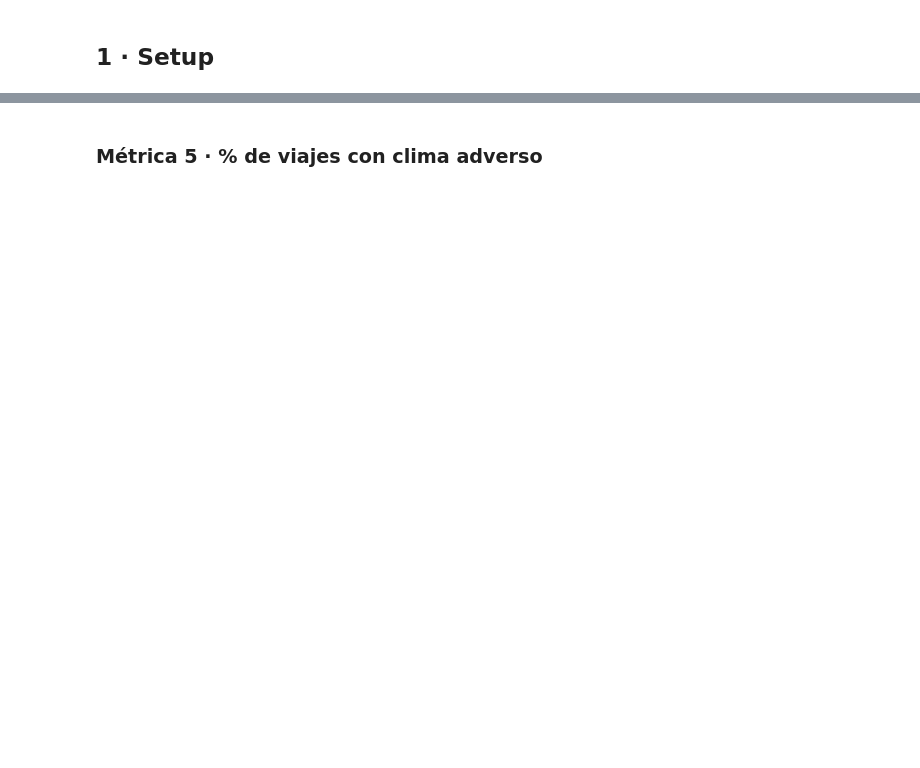
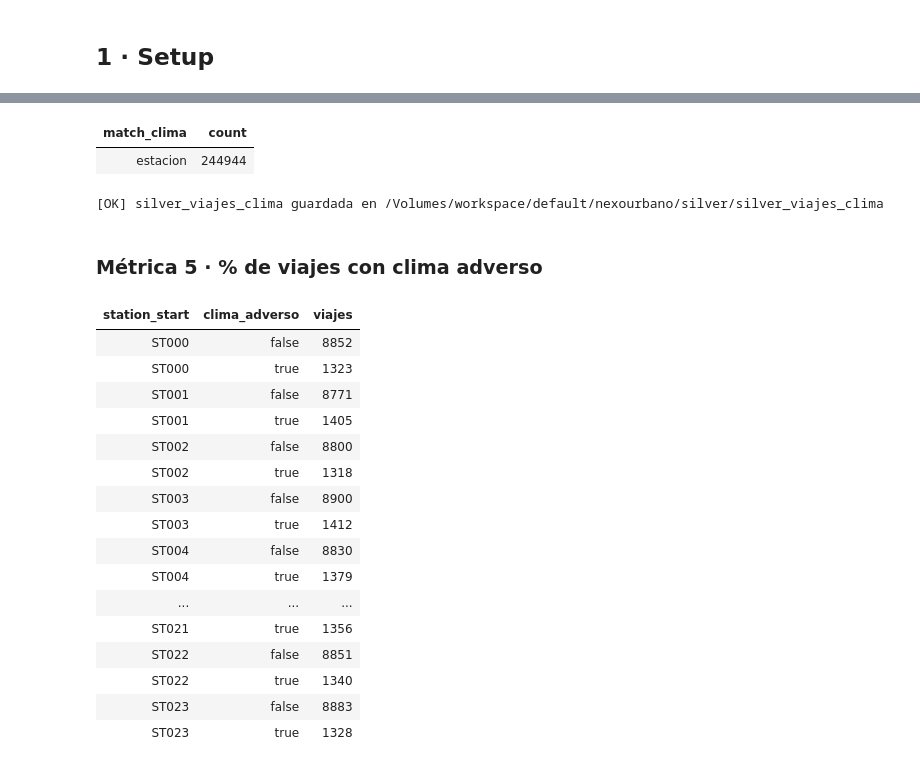
Before and after one commit to karenDelPino/Nexo_Urbano, a Jupyter notebook: 03-databricks/03_databricks.ipynb, the cells around one changed output, grey strips where cells are left out. Cells and saved outputs as stored; diff of their text form; code cells hidden in the pictures; blank space fills up the shorter version.

```diff
--- a/03-databricks/03_databricks.ipynb
+++ b/03-databricks/03_databricks.ipynb
@@ -760,3 +595,52 @@ except Exception as e:
+# %%
+df_clima_join = df_clima.select(
+    F.col("station_id").alias("c_station"),
+    F.col("fecha").alias("c_fecha"),
+    F.col("hora").alias("c_hora"),
+    "temp_c", "precip_mm", "viento_kmh", "weather_code", "clima_adverso",
+    F.col("fuente").alias("fuente_clima"))
+
+df_viajes_clima = (df_viajes_ok.join(
+        df_clima_join,
+        (F.col("station_start") == F.col("c_station")) &
+        (F.col("fecha") == F.col("c_fecha")) &
+        (F.col("hora") == F.col("c_hora")),
+        "left")
+    .withColumn("match_clima", F.when(F.col("c_station").isNotNull(), "estacion").otherwise("sin_clima"))
+    .drop("c_station", "c_fecha", "c_hora"))
+
+mostrar(df_viajes_clima.groupBy("match_clima").count())
+escribir_silver(df_viajes_clima, "silver_viajes_clima")
+# %% [output]
+| match_clima | count |
+| estacion | 244944 |
+[OK] silver_viajes_clima guardada en /Volumes/workspace/default/nexourbano/silver/silver_viajes_clima
 # %% [markdown]
 ### Métrica 5 · % de viajes con clima adverso
+# %%
+demanda_por_estacion_clima = (df_viajes_clima
+    .filter(F.col("clima_adverso").isNotNull())
+    .groupBy("station_start", "clima_adverso")
+    .agg(F.count("*").alias("viajes"))
+    .orderBy("station_start", "clima_adverso"))
+
+mostrar(demanda_por_estacion_clima)
+# %% [output]
+| station_start | clima_adverso | viajes |
+| ST000 | false | 8852 |
+| ST000 | true | 1323 |
+| ST001 | false | 8771 |
+| ST001 | true | 1405 |
+| ST002 | false | 8800 |
+| ST002 | true | 1318 |
+| ST003 | false | 8900 |
+| ST003 | true | 1412 |
+| ST004 | false | 8830 |
+| ST004 | true | 1379 |
+| ... | ... | ... |
+| ST021 | true | 1356 |
+| ST022 | false | 8851 |
+| ST022 | true | 1340 |
+| ST023 | false | 8883 |
+| ST023 | true | 1328 |
 # %%
```
Also changed, not shown: parts of 58 cells of this notebook, 2 other files.
